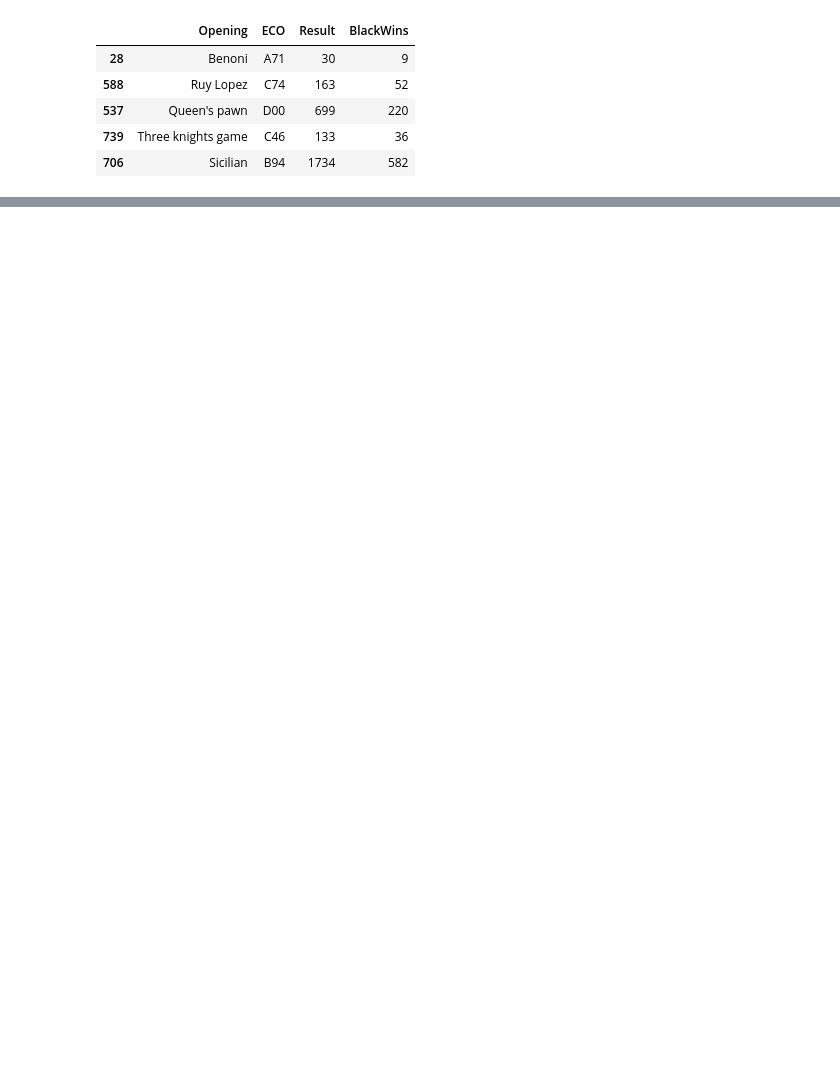
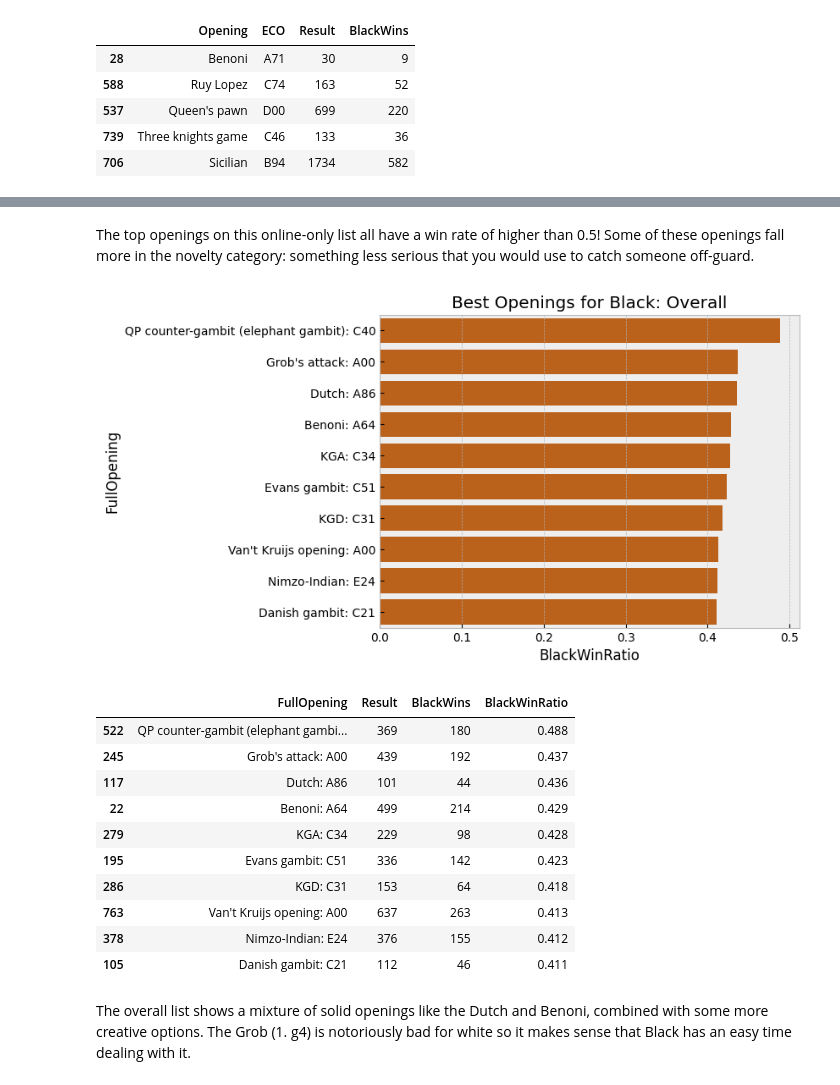
Before and after one commit to ameya932/Black-Chess-Openings-Analysis, a Jupyter notebook: Black_Openings_Chess.ipynb, the cells around one changed output, grey strips where cells are left out. Cells and saved outputs as stored; diff of their text form; code cells hidden in the pictures; blank space fills up the shorter version.

```diff
--- a/Black_Openings_Chess.ipynb
+++ b/Black_Openings_Chess.ipynb
@@ -119,0 +166,25 @@ op_live.sample(5)
+# %% [markdown]
+The top openings on this online-only list all have a win rate of higher than 0.5! Some of these openings fall more in the novelty category: something less serious that you would use to catch someone off-guard.
+# %%
+op['BlackWinRatio'] = np.round(op['BlackWins'] / op['Result'], 3)
+op = op[op['Result'] > 100].sort_values(by = 'BlackWinRatio',ascending=False).head(10)
+op['FullOpening'] = op['Opening'] + ': ' + op['ECO']
+#op
+ax = sns.barplot(data=op, x='BlackWinRatio', y='FullOpening', orient = 'h', color=next(color_cycle)).set(title='Best Openings for Black: Overall')
+plt.show()
+op[['FullOpening','Result','BlackWins','BlackWinRatio']]
+# %% [output]
+[figure, added]
+|  | FullOpening | Result | BlackWins | BlackWinRatio |
+| 522 | QP counter-gambit (elephant gambi... | 369 | 180 | 0.488 |
+| 245 | Grob's attack: A00 | 439 | 192 | 0.437 |
+| 117 | Dutch: A86 | 101 | 44 | 0.436 |
+| 22 | Benoni: A64 | 499 | 214 | 0.429 |
+| 279 | KGA: C34 | 229 | 98 | 0.428 |
+| 195 | Evans gambit: C51 | 336 | 142 | 0.423 |
+| 286 | KGD: C31 | 153 | 64 | 0.418 |
+| 763 | Van't Kruijs opening: A00 | 637 | 263 | 0.413 |
+| 378 | Nimzo-Indian: E24 | 376 | 155 | 0.412 |
+| 105 | Danish gambit: C21 | 112 | 46 | 0.411 |
+# %% [markdown]
+The overall list shows a mixture of solid openings like the Dutch and Benoni, combined with some more creative options. The Grob (1. g4) is notoriously bad for white so it makes sense that Black has an easy time dealing with it.
```
Also changed, not shown: parts of 4 cells of this notebook.
